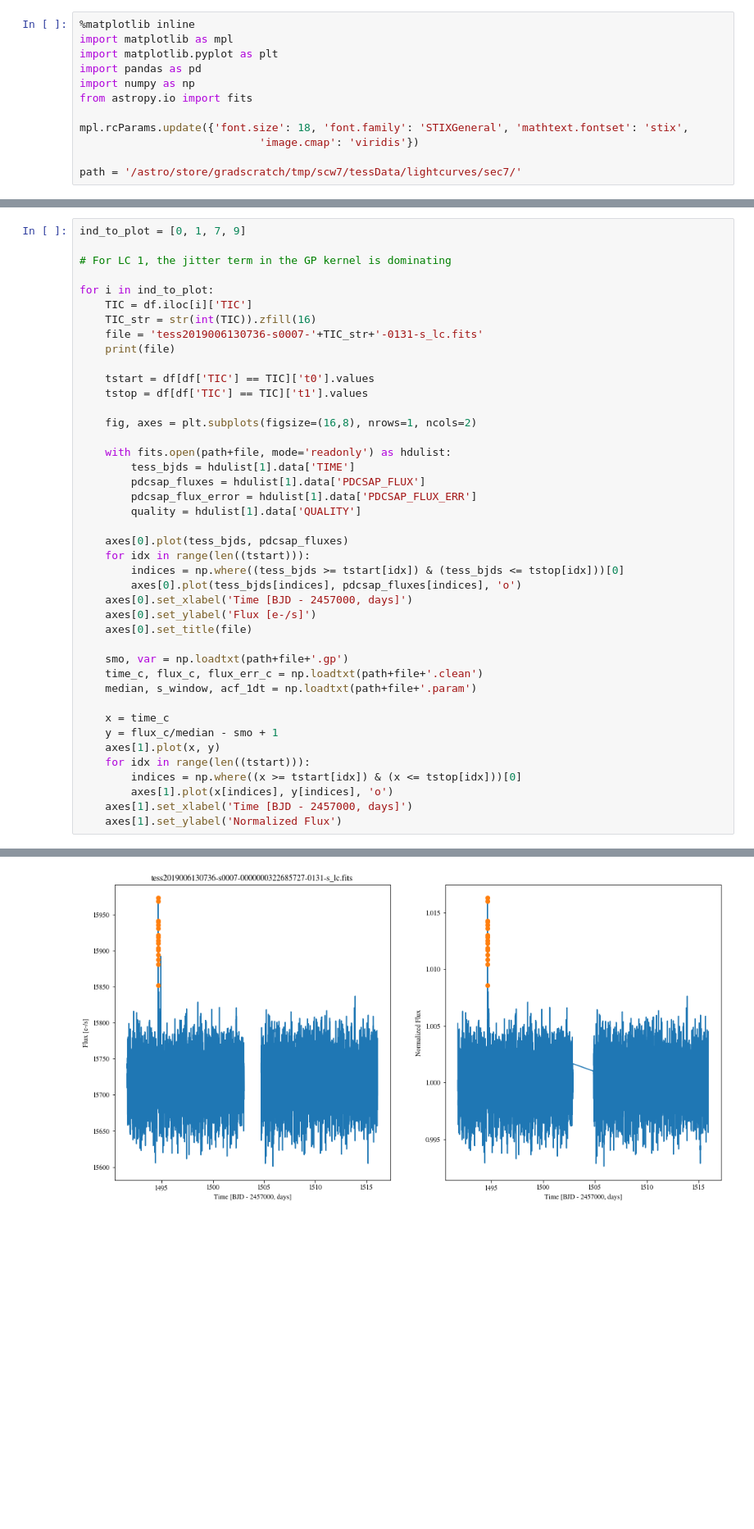
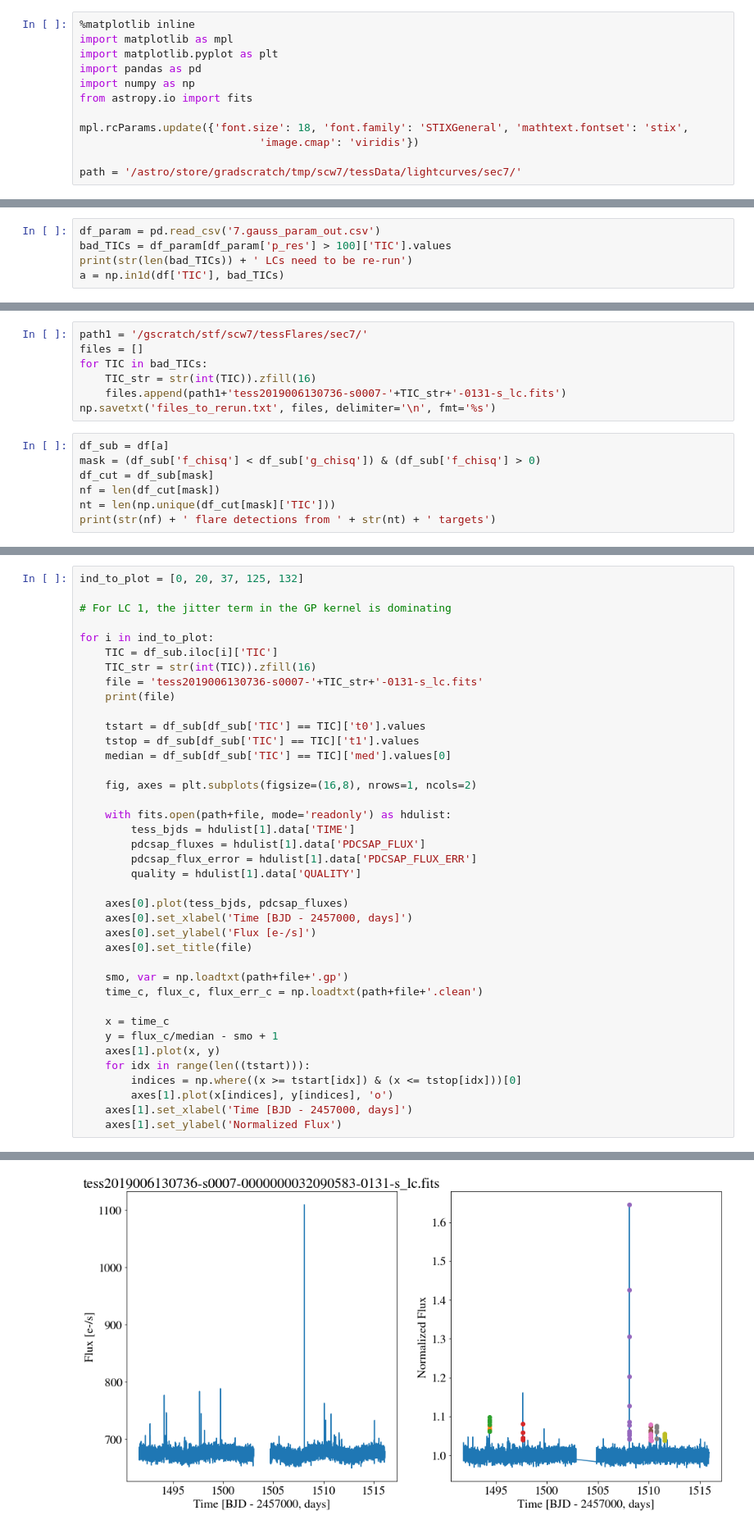
Before and after one commit to spencerw/tess_flare, a Jupyter notebook: GPflareStats.ipynb, the cells around one changed output, grey strips where cells are left out. Shown at 82% size. Drawn from its saved outputs; the diff is of its cells as text; blank space fills up the shorter version.

Commit message:
Two-pass flare finding

```diff
--- a/GPflareStats.ipynb
+++ b/GPflareStats.ipynb
@@ -41,0 +42,5 @@ df
+# %%
+df_param = pd.read_csv('7.gauss_param_out.csv')
+bad_TICs = df_param[df_param['p_res'] > 100]['TIC'].values
+print(str(len(bad_TICs)) + ' LCs need to be re-run')
+a = np.in1d(df['TIC'], bad_TICs)
@@ -41,0 +49,14 @@ df
+# %%
+path1 = '/gscratch/stf/scw7/tessFlares/sec7/'
+files = []
+for TIC in bad_TICs:
+    TIC_str = str(int(TIC)).zfill(16)
+    files.append(path1+'tess2019006130736-s0007-'+TIC_str+'-0131-s_lc.fits')
+np.savetxt('files_to_rerun.txt', files, delimiter='\n', fmt='%s')
+# %%
+df_sub = df[a]
+mask = (df_sub['f_chisq'] < df_sub['g_chisq']) & (df_sub['f_chisq'] > 0)
+df_cut = df_sub[mask]
+nf = len(df_cut[mask])
+nt = len(np.unique(df_cut[mask]['TIC']))
+print(str(nf) + ' flare detections from ' + str(nt) + ' targets')
@@ -103,16 +168,17 @@ axes[1].set_xscale('log')
 # %%
-ind_to_plot = [0, 1, 7, 9]
+ind_to_plot = [0, 20, 37, 125, 132]
 
 # For LC 1, the jitter term in the GP kernel is dominating
 
 for i in ind_to_plot:
-    TIC = df.iloc[i]['TIC']
+    TIC = df_sub.iloc[i]['TIC']
     TIC_str = str(int(TIC)).zfill(16)
     file = 'tess2019006130736-s0007-'+TIC_str+'-0131-s_lc.fits'
     print(file)
 
-    tstart = df[df['TIC'] == TIC]['t0'].values
-    tstop = df[df['TIC'] == TIC]['t1'].values
+    tstart = df_sub[df_sub['TIC'] == TIC]['t0'].values
+    tstop = df_sub[df_sub['TIC'] == TIC]['t1'].values
+    median = df_sub[df_sub['TIC'] == TIC]['med'].values[0]
 
     fig, axes = plt.subplots(figsize=(16,8), nrows=1, ncols=2)
 
@@ -123,16 +189,12 @@ for i in ind_to_plot:
         quality = hdulist[1].data['QUALITY']
 
     axes[0].plot(tess_bjds, pdcsap_fluxes)
-    for idx in range(len((tstart))):
-        indices = np.where((tess_bjds >= tstart[idx]) & (tess_bjds <= tstop[idx]))[0]
-        axes[0].plot(tess_bjds[indices], pdcsap_fluxes[indices], 'o')
     axes[0].set_xlabel('Time [BJD - 2457000, days]')
     axes[0].set_ylabel('Flux [e-/s]')
     axes[0].set_title(file)
 
     smo, var = np.loadtxt(path+file+'.gp')
     time_c, flux_c, flux_err_c = np.loadtxt(path+file+'.clean')
-    median, s_window, acf_1dt = np.loadtxt(path+file+'.param')
 
     x = time_c
     y = flux_c/median - smo + 1
@@ -153 +216 @@ tess2019006130736-s0007-0000000322685727-0131-s_lc.fits
-[figure, old version]
+[figure, new version]
```
Also changed, not shown: parts of 9 cells of this notebook, 2 other files.
